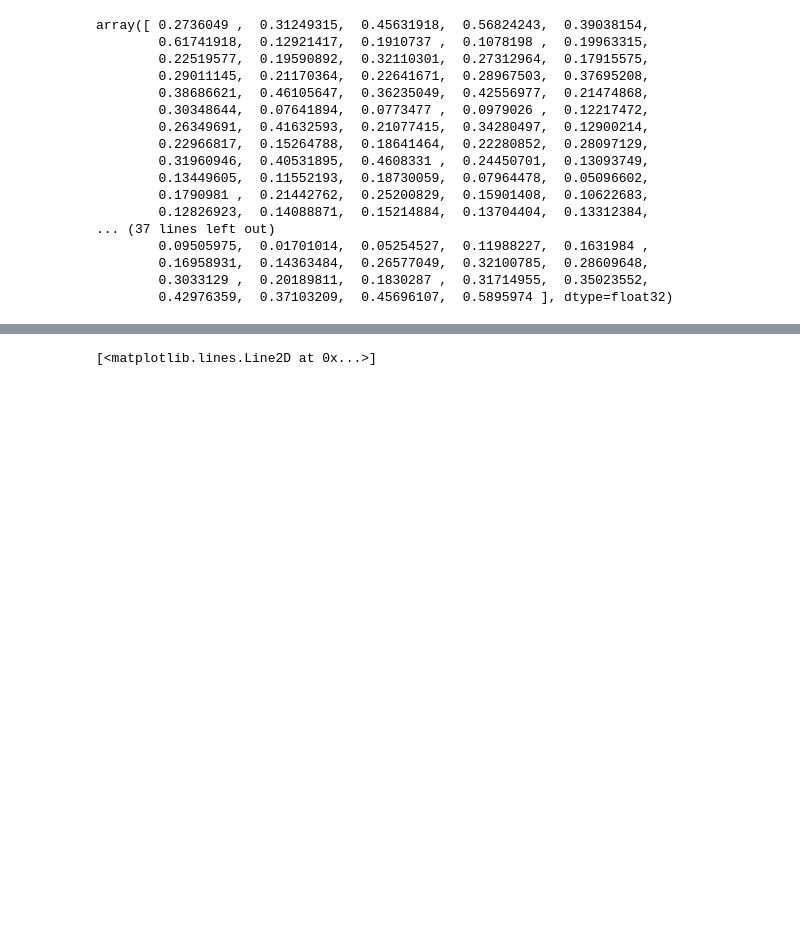
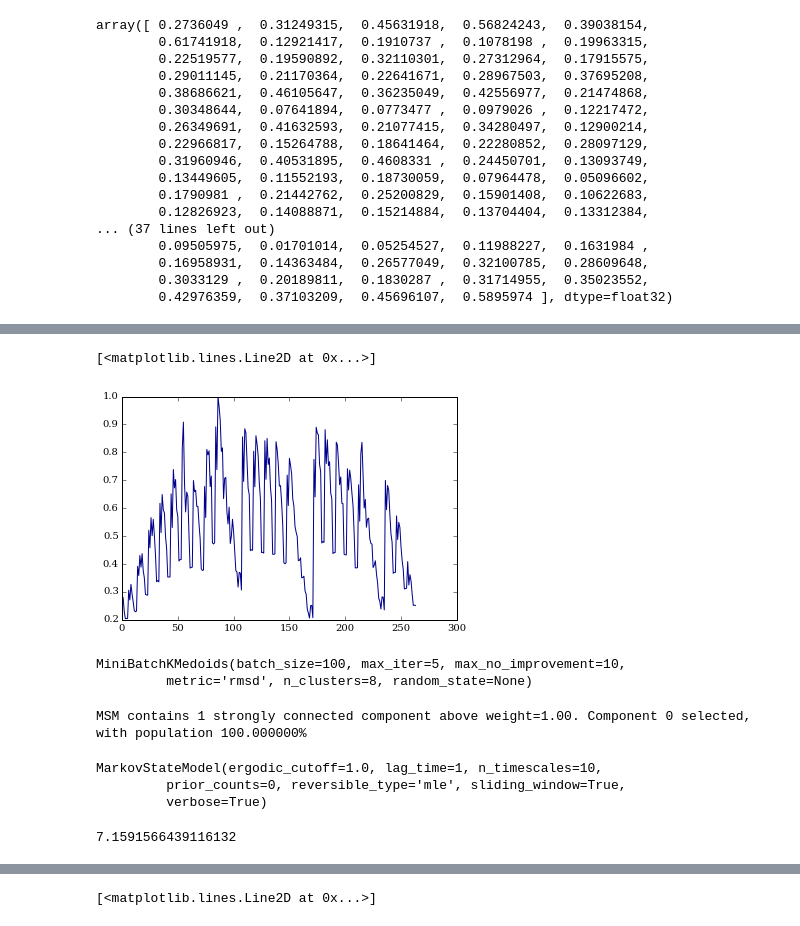
Before and after one commit to maxentile/msm-learn, a Jupyter notebook: notebooks/Weighting RMSD.ipynb, the cells around one changed output, grey strips where cells are left out. Saved outputs shown, nothing was run; the diff lists cells and outputs as text; code cells hidden in the pictures; blank space fills up the shorter version.

```diff
--- a/notebooks/Weighting RMSD.ipynb
+++ b/notebooks/Weighting RMSD.ipynb
@@ -70,0 +106,13 @@ array([ 0.2736049 ,  0.31249315,  0.45631918,  0.56824243,  0.39038154,
+# %%
+plt.plot((1/mean) / np.max(1/mean),c='darkblue')
+plt
+# %% [output]
+[<matplotlib.lines.Line2D at 0x...>]
+[figure, added]
+# %%
+from msmbuilder.cluster import MiniBatchKMedoids
+kmed = MiniBatchKMedoids(metric='rmsd')
+kmed.fit(fs_trajectories)
+# %% [output]
+MiniBatchKMedoids(batch_size=100, max_iter=5, max_no_improvement=10,
+         metric='rmsd', n_clusters=8, random_state=None)
@@ -70,0 +121,13 @@ array([ 0.2736049 ,  0.31249315,  0.45631918,  0.56824243,  0.39038154,
+# %%
+from msmbuilder.msm import MarkovStateModel
+msm = MarkovStateModel()
+msm.fit(clustered)
+# %% [output]
+MSM contains 1 strongly connected component above weight=1.00. Component 0 selected, with population 100.000000%
+MarkovStateModel(ergodic_cutoff=1.0, lag_time=1, n_timescales=10,
+         prior_counts=0, reversible_type='mle', sliding_window=True,
+         verbose=True)
+# %%
+msm.score_
+# %% [output]
+7.1591566439116132
```
Also changed, not shown: parts of 28 cells of this notebook, 14 other files.
